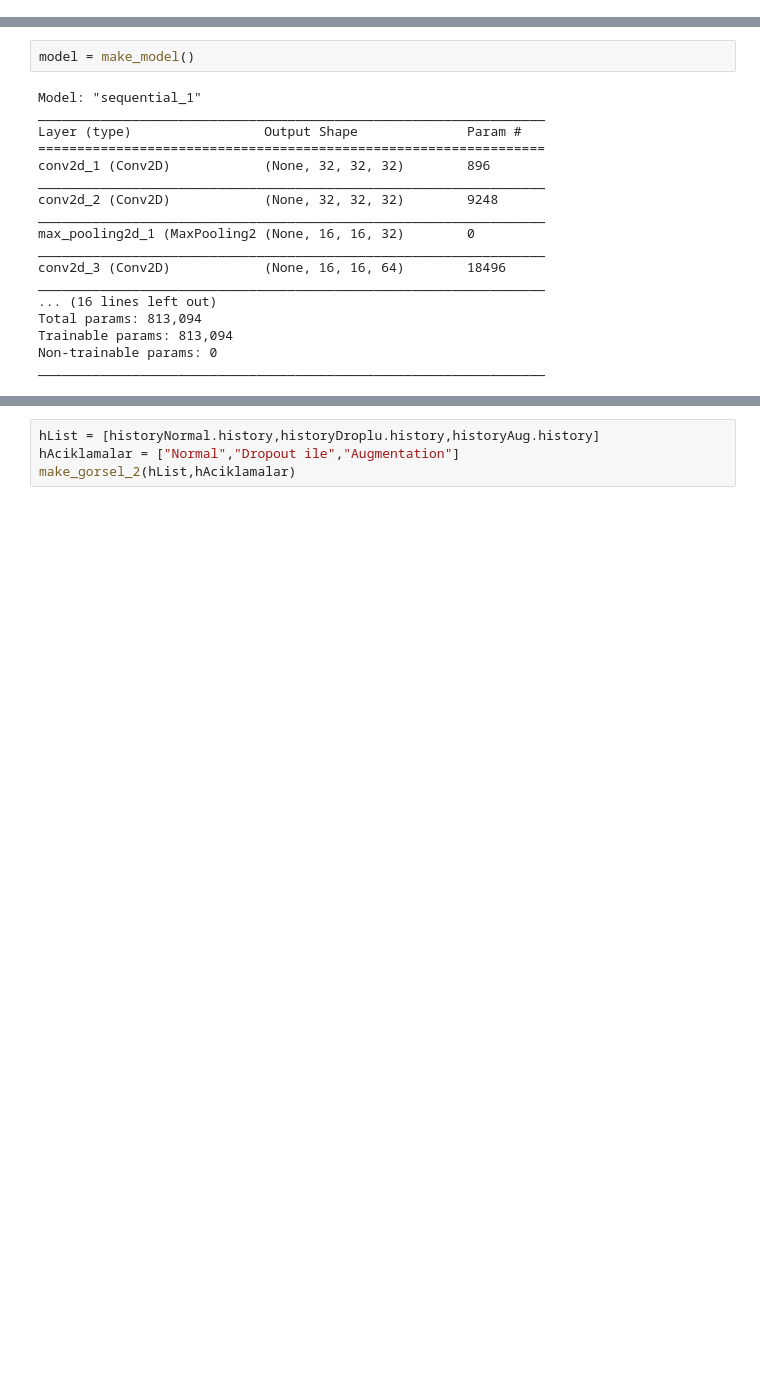
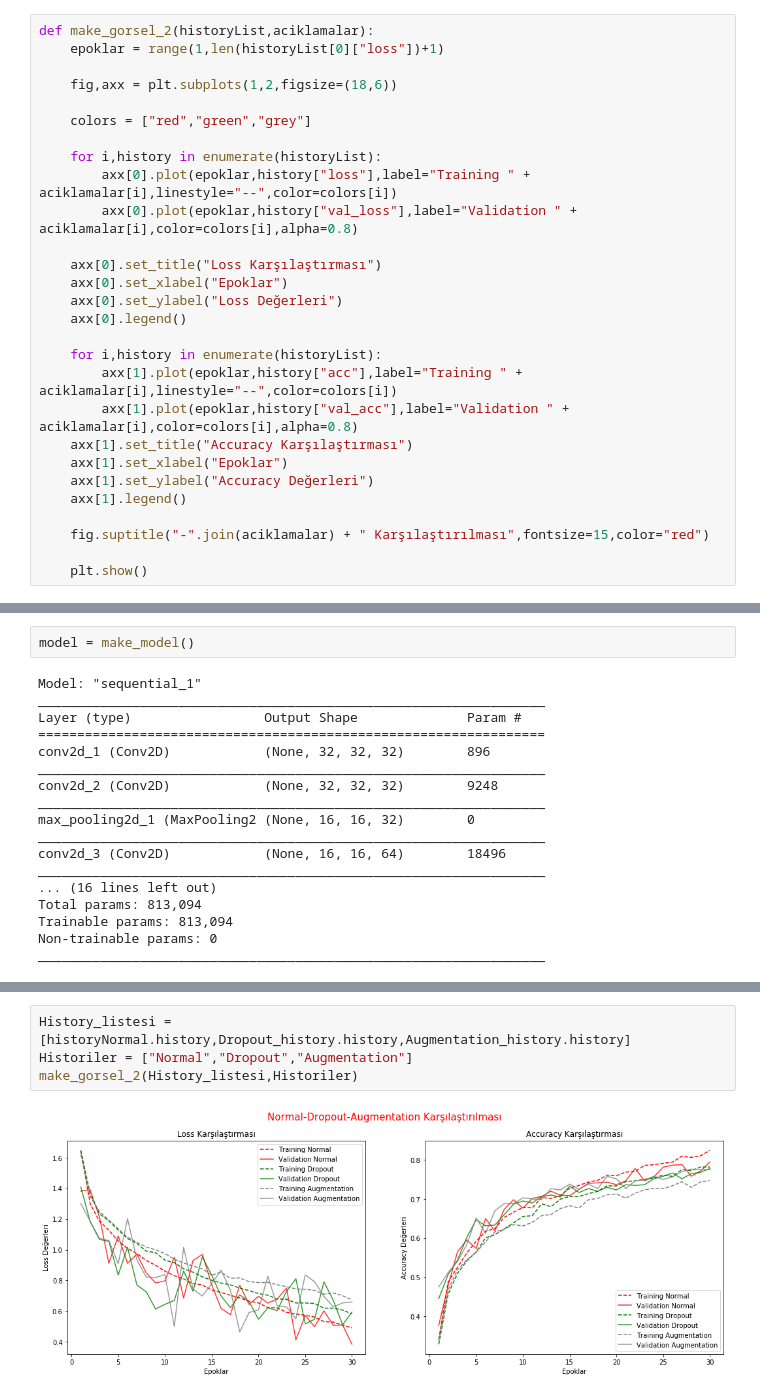
Before and after one commit to FarshidKia/DerinOgrenme_Cifar100_Proje, a Jupyter notebook: OdevCifar-100.ipynb, the cells around one changed output, grey strips where cells are left out. Drawn from its saved outputs; the diff is of its cells as text; blank space fills up the shorter version.

```diff
--- a/OdevCifar-100.ipynb
+++ b/OdevCifar-100.ipynb
@@ -230,0 +207,28 @@ FileExistsError: [WinError 183] Halen varolan bir dosya oluşturulamaz: 'cifar10
+# %%
+def make_gorsel_2(historyList,aciklamalar):
+    epoklar = range(1,len(historyList[0]["loss"])+1)
+
+    fig,axx = plt.subplots(1,2,figsize=(18,6))
+
+    colors = ["red","green","grey"]
+
+    for i,history in enumerate(historyList):
+        axx[0].plot(epoklar,history["loss"],label="Training " + aciklamalar[i],linestyle="--",color=colors[i])
+        axx[0].plot(epoklar,history["val_loss"],label="Validation " + aciklamalar[i],color=colors[i],alpha=0.8)
+
+    axx[0].set_title("Loss Karşılaştırması")
+    axx[0].set_xlabel("Epoklar")
+    axx[0].set_ylabel("Loss Değerleri")
+    axx[0].legend()
+
+    for i,history in enumerate(historyList):
+        axx[1].plot(epoklar,history["acc"],label="Training " + aciklamalar[i],linestyle="--",color=colors[i])
+        axx[1].plot(epoklar,history["val_acc"],label="Validation " + aciklamalar[i],color=colors[i],alpha=0.8)
+    axx[1].set_title("Accuracy Karşılaştırması")
+    axx[1].set_xlabel("Epoklar")
+    axx[1].set_ylabel("Accuracy Değerleri")
+    axx[1].legend()
+
+    fig.suptitle("-".join(aciklamalar) + " Karşılaştırılması",fontsize=15,color="red")
+
+    plt.show()
@@ -407,5 +412,7 @@ make_gorsel(historyAug.history,"Veri Zenginleştirme İle")
 # %%
-hList = [historyNormal.history,historyDroplu.history,historyAug.history]
-hAciklamalar = ["Normal","Dropout ile","Augmentation"]
-make_gorsel_2(hList,hAciklamalar)
+History_listesi = [historyNormal.history,Dropout_history.history,Augmentation_history.history]
+Historiler = ["Normal","Dropout","Augmentation"]
+make_gorsel_2(History_listesi,Historiler)
+# %% [output]
+[figure, added]
 # %%
```
Also changed, not shown: parts of 39 cells of this notebook.
